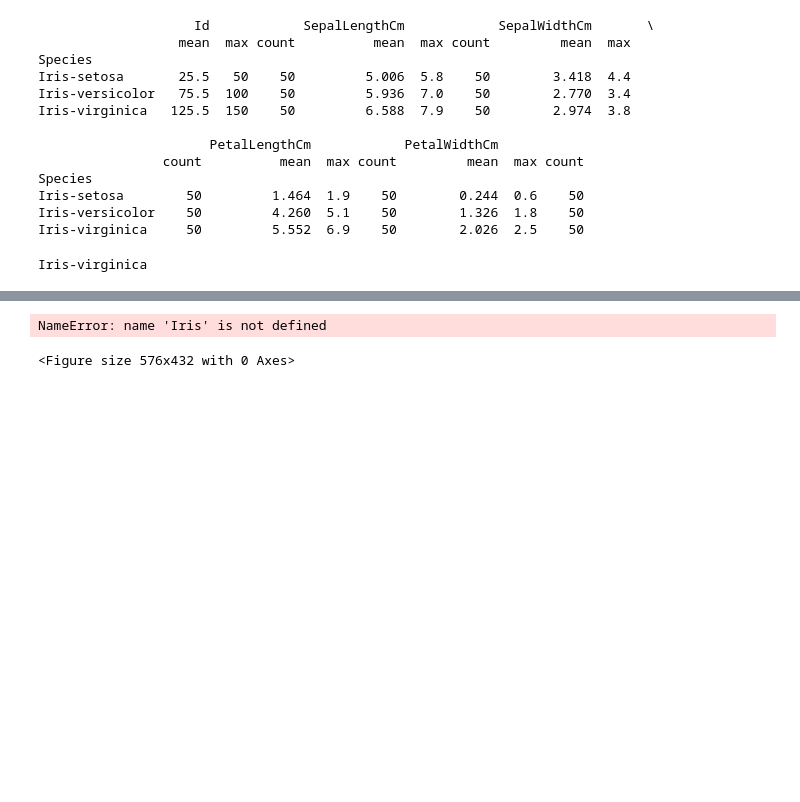
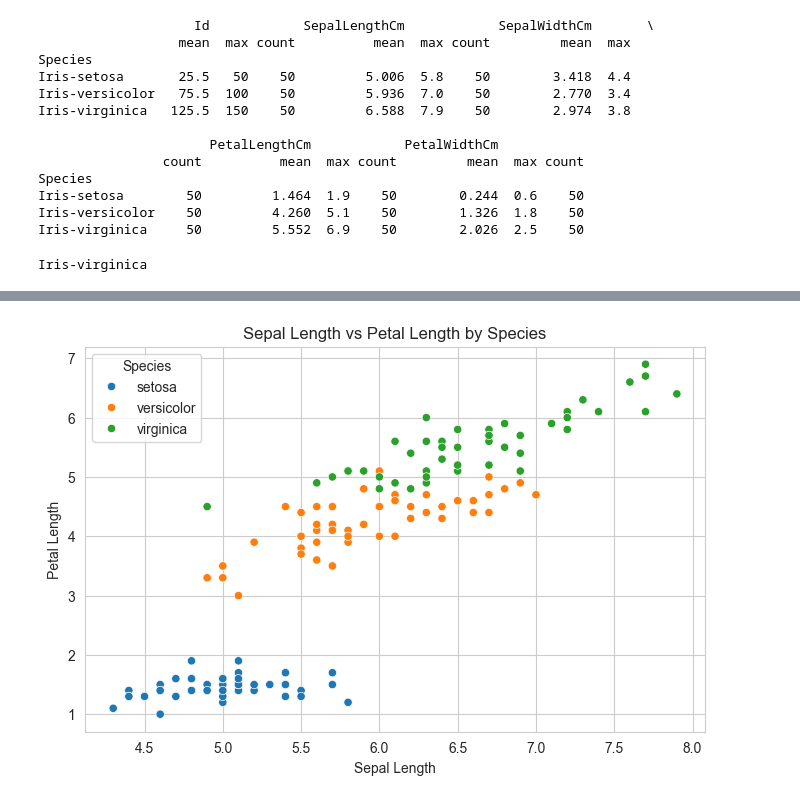
Before and after one commit to Gurule2007/internship, a Jupyter notebook: Day31/lris.ipynb, the cells around one changed output, grey strips where cells are left out. Saved outputs shown, nothing was run; the diff lists cells and outputs as text; code cells hidden in the pictures; blank space fills up the shorter version.

```diff
--- a/Day31/lris.ipynb
+++ b/Day31/lris.ipynb
@@ -179,14 +192,12 @@ plt.show()
 # %%
-import seaborn as sns
-import matplotlib.pyplot as plt
-plt.figure(figsize=(8, 6))
-sns.scatterplot(data=Iris, x='SepalLengthCm', y='PetalLengthCm', hue='Species', palette='Set1')
-plt.title('Sepal Length vs Petal Length by Species')
-plt.xlabel('Sepal Length (cm)')
-plt.ylabel('Petal Length (cm)')
-
-plt.legend(title='Species')
+# •	Draw a scatter plot of sepal_length vs petal_length, color by species.
+Iris = sns.load_dataset("iris")
+plt.figure(figsize=(8, 5))
+sns.scatterplot(x="sepal_length", y="petal_length", hue="species", data=Iris)
+plt.title("Sepal Length vs Petal Length by Species")
+plt.xlabel("Sepal Length")
+plt.ylabel("Petal Length")
+plt.legend(title="Species")
 plt.show()
 # %% [output]
-NameError: name 'Iris' is not defined
-<Figure size 576x432 with 0 Axes>
+[figure, added]
```
Also changed, not shown: parts of 13 cells of this notebook, 4 other files.
